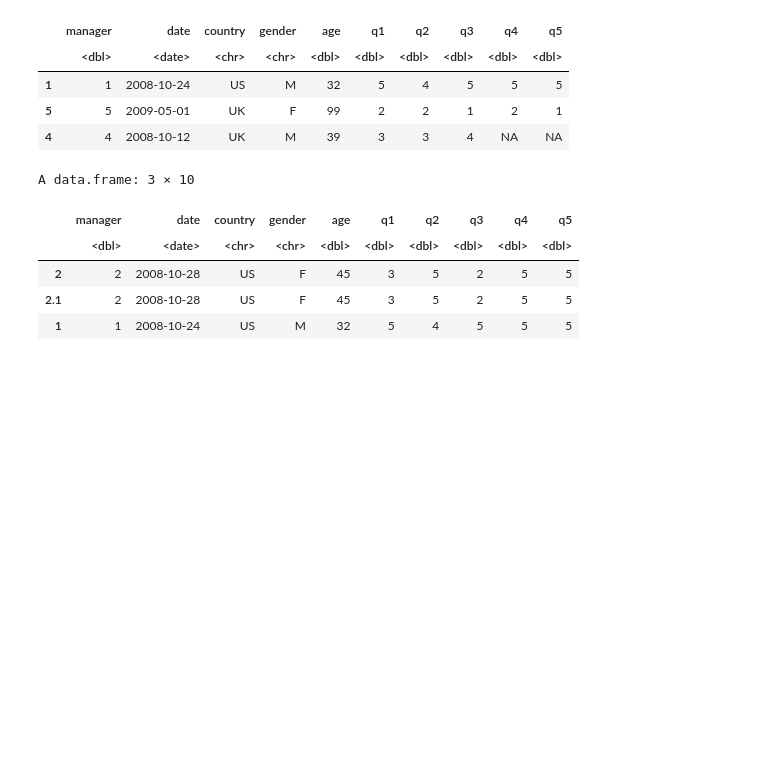
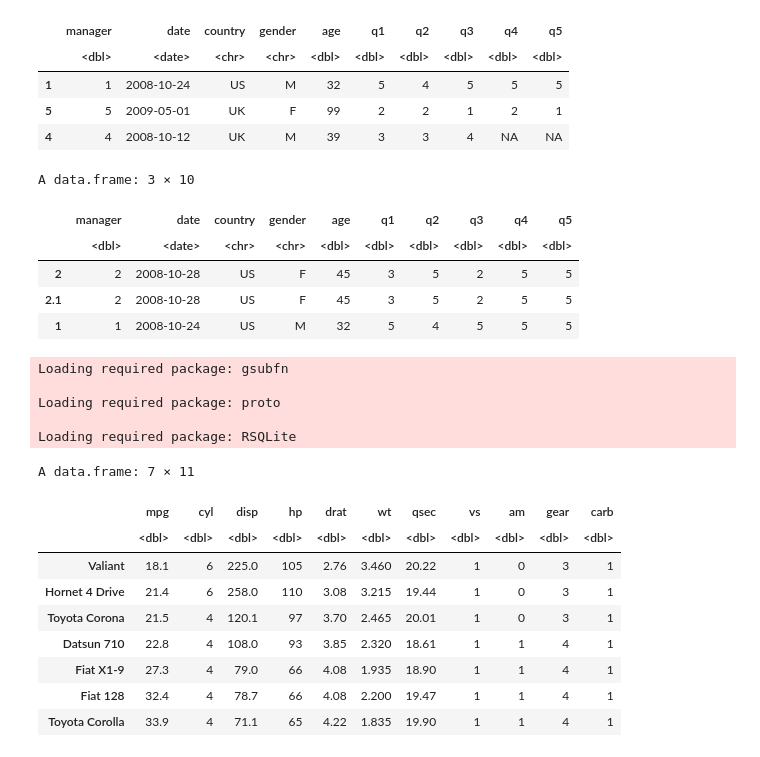
Before and after one commit to ruishuQU/R-IN-ACTION, a Jupyter notebook: code/ch04 基本数据管理.ipynb, the cells around one changed output. Saved outputs shown, nothing was run; the diff lists cells and outputs as text; code cells hidden in the pictures; blank space fills up the shorter version.

```diff
--- a/code/ch04 基本数据管理.ipynb
+++ b/code/ch04 基本数据管理.ipynb
@@ -523,3 +523,27 @@ A data.frame: 3 × 10
 | 2 | 2 | 2008-10-28 | US | F | 45 | 3 | 5 | 2 | 5 | 5 |
 | 2.1 | 2 | 2008-10-28 | US | F | 45 | 3 | 5 | 2 | 5 | 5 |
 | 1 | 1 | 2008-10-24 | US | M | 32 | 5 | 4 | 5 | 5 | 5 |
+# %%
+# 4.11 使用 SQL 语句操作数据框
+# install.packages("sqldf")
+library(sqldf)
+newdf <- sqldf("select * from mtcars where carb=1 order by mpg",
+ row.names=TRUE)
+newdf#从数据框mtcars中选择所有的变量（列），保留那些使用化油器（carb）的车型（行），按照mpg对车型进行了
+#升序排序，并将结果保存为数据框newdf。参数row.names=TRUE将原始数据框中的行名延续到了新数据框中
+# %% [output]
+Loading required package: gsubfn
+
+Loading required package: proto
+
+Loading required package: RSQLite
+A data.frame: 7 × 11
+|  | mpg | cyl | disp | hp | drat | wt | qsec | vs | am | gear | carb |
+|  | <dbl> | <dbl> | <dbl> | <dbl> | <dbl> | <dbl> | <dbl> | <dbl> | <dbl> | <dbl> | <dbl> |
+| Valiant | 18.1 | 6 | 225.0 | 105 | 2.76 | 3.460 | 20.22 | 1 | 0 | 3 | 1 |
+| Hornet 4 Drive | 21.4 | 6 | 258.0 | 110 | 3.08 | 3.215 | 19.44 | 1 | 0 | 3 | 1 |
+| Toyota Corona | 21.5 | 4 | 120.1 | 97 | 3.70 | 2.465 | 20.01 | 1 | 0 | 3 | 1 |
+| Datsun 710 | 22.8 | 4 | 108.0 | 93 | 3.85 | 2.320 | 18.61 | 1 | 1 | 4 | 1 |
+| Fiat X1-9 | 27.3 | 4 | 79.0 | 66 | 4.08 | 1.935 | 18.90 | 1 | 1 | 4 | 1 |
+| Fiat 128 | 32.4 | 4 | 78.7 | 66 | 4.08 | 2.200 | 19.47 | 1 | 1 | 4 | 1 |
+| Toyota Corolla | 33.9 | 4 | 71.1 | 65 | 4.22 | 1.835 | 19.90 | 1 | 1 | 4 | 1 |
```
Also changed, not shown: parts of 1 cell of this notebook, 2 other files.
